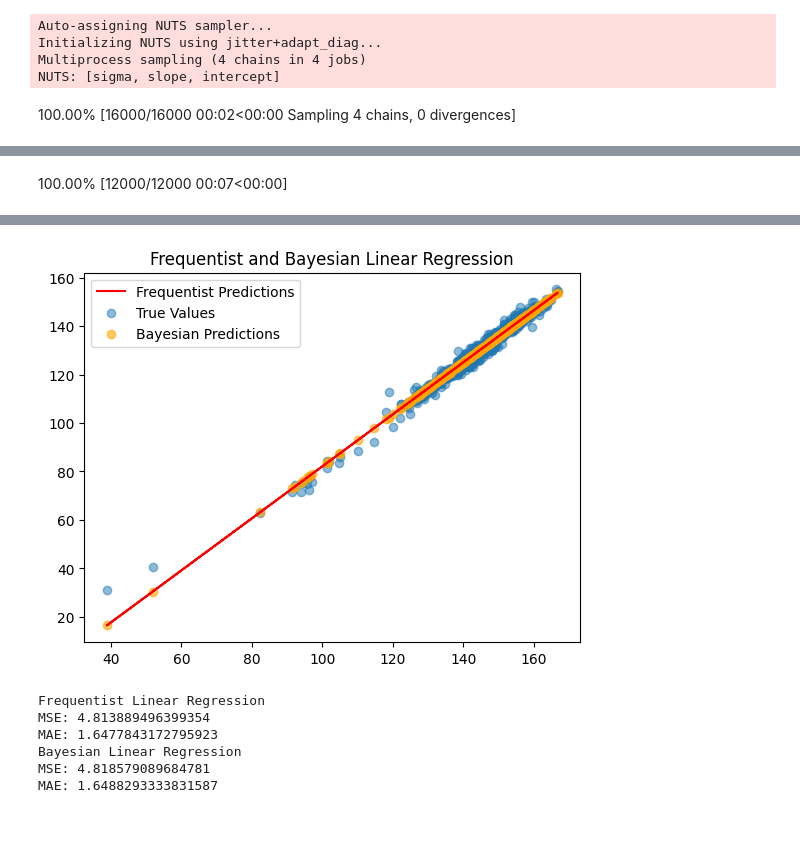
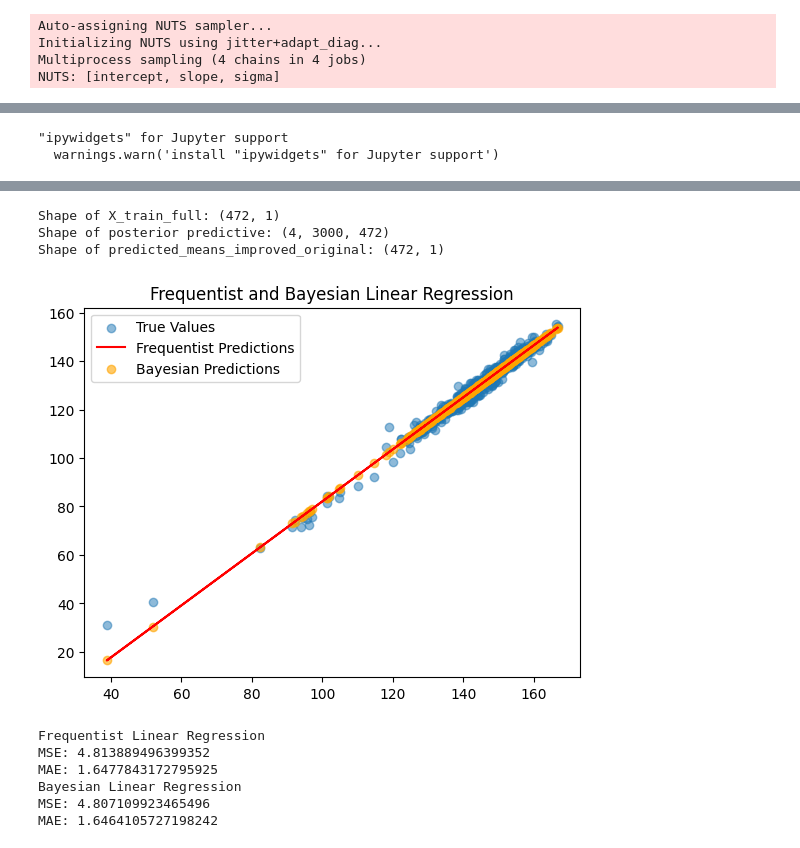
Before and after one commit to MacKorda/BayesianStats, a Jupyter notebook: bsnlinreg.ipynb, the cells around one changed output, grey strips where cells are left out. Cells and saved outputs as stored; diff of their text form; code cells hidden in the pictures.

```diff
--- a/bsnlinreg.ipynb
+++ b/bsnlinreg.ipynb
@@ -1,6 +1,6 @@
 # %%
 import pandas as pd
-import pymc3 as pm
+import pymc as pm
 import arviz as az
 import numpy as np
 from sklearn.metrics import mean_squared_error, mean_absolute_error
@@ -52,15 +52,26 @@ with pm.Model() as improved_bayesian_model:
 
 # Posterior predictive checks
 with improved_bayesian_model:
-    ppc_improved = pm.sample_posterior_predictive(trace_improved, var_names=["likelihood"])
+    ppc_improved = pm.sample_posterior_predictive(trace_improved, var_names=["likelihood"], return_inferencedata=True)
 
-# Bayesian model predictions (mean values from posterior predictive)
-predicted_means_improved = ppc_improved['likelihood'].mean(axis=0)
+# Check the shape of X_train_full and ppc_improved.posterior_predictive['likelihood']
+print(f"Shape of X_train_full: {X_train_full.shape}")
+print(f"Shape of posterior predictive: {ppc_improved.posterior_predictive['likelihood'].shape}")
+
+# Take the mean of the posterior predictive samples along the draw axis (axis 1)
+# The shape is (chain, draw, observations), so we need to average over both chain and draw
+predicted_means_improved = ppc_improved.posterior_predictive['likelihood'].mean(dim=["chain", "draw"])
+
+# Convert the DataArray to a NumPy array
+predicted_means_improved_np = predicted_means_improved.values
 
 # Inverse transform the predicted values back to the original scale
-predicted_means_improved_original = scaler_y.inverse_transform(predicted_means_improved.reshape(-1, 1))
+predicted_means_improved_original = scaler_y.inverse_transform(predicted_means_improved_np.reshape(-1, 1))
 
-# Plot the true values, Frequentist predictions, and Bayesian predictions on the same plot
+# Check the shape of predicted_means_improved_original
+print(f"Shape of predicted_means_improved_original: {predicted_means_improved_original.shape}")
+
+# Ensure the shapes of X_train_full and predicted_means_improved_original match before plotting
 plt.scatter(X_train_full, y_train_full, label="True Values", alpha=0.5)
 plt.plot(X_train_full, y_pred_frequentist_original, color='red', label="Frequentist Predictions")
 plt.scatter(X_train_full, predicted_means_improved_original, color='orange', label="Bayesian Predictions", alpha=0.6)
@@ -84,5 +95,4 @@ print(f"MAE: {mae_improved}")
 Auto-assigning NUTS sampler...
 Initializing NUTS using jitter+adapt_diag...
 Multiprocess sampling (4 chains in 4 jobs)
-NUTS: [sigma, slope, intercept]
+NUTS: [intercept, slope, sigma]
-100.00% [16000/16000 00:02<00:00 Sampling 4 chains, 0 divergences]
@@ -90 +100,0 @@ Sampling 4 chains for 1_000 tune and 3_000 draw iterations (4_000 + 12_000 draws
-100.00% [12000/12000 00:07<00:00]
@@ -90,0 +104,2 @@ Sampling 4 chains for 1_000 tune and 3_000 draw iterations (4_000 + 12_000 draws
+"ipywidgets" for Jupyter support
+  warnings.warn('install "ipywidgets" for Jupyter support')
@@ -91,10 +107,13 @@ Sampling 4 chains for 1_000 tune and 3_000 draw iterations (4_000 + 12_000 draws
+Shape of X_train_full: (472, 1)
+Shape of posterior predictive: (4, 3000, 472)
+Shape of predicted_means_improved_original: (472, 1)
-[figure, old version]
+[figure, new version]
-Frequentist Linear Regression
-MSE: 4.813889496399354
-MAE: 1.6477843172795923
-Bayesian Linear Regression
-MSE: 4.818579089684781
-MAE: 1.6488293333831587
+Frequentist Linear Regression
+MSE: 4.813889496399352
+MAE: 1.6477843172795925
+Bayesian Linear Regression
+MSE: 4.807109923465496
+MAE: 1.6464105727198242
 # %%
 # Check convergence diagnostics using ArviZ
 print(az.summary(trace_improved))  # Look for r_hat close to 1
```
Also changed, not shown: parts of 24 cells of this notebook, 35 other files.
